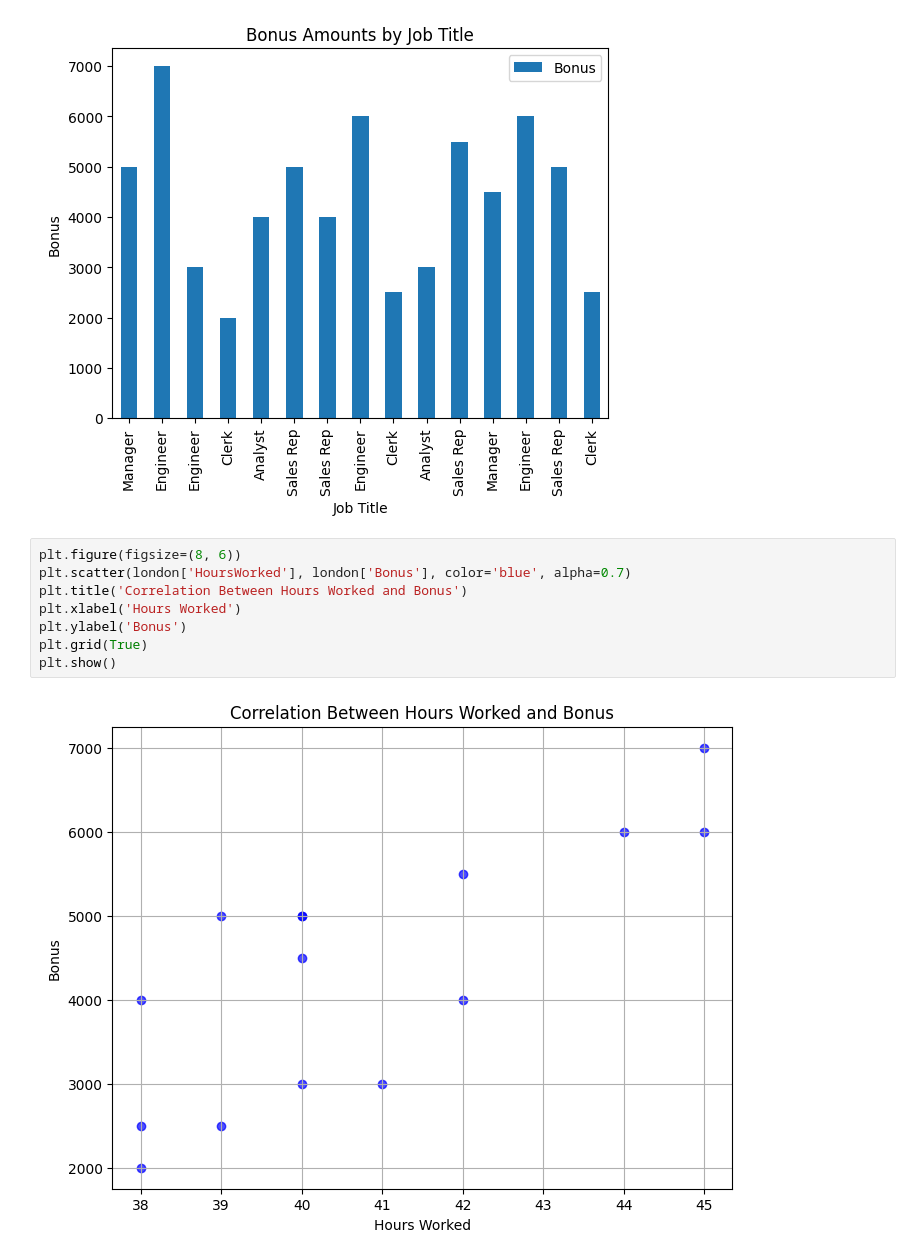
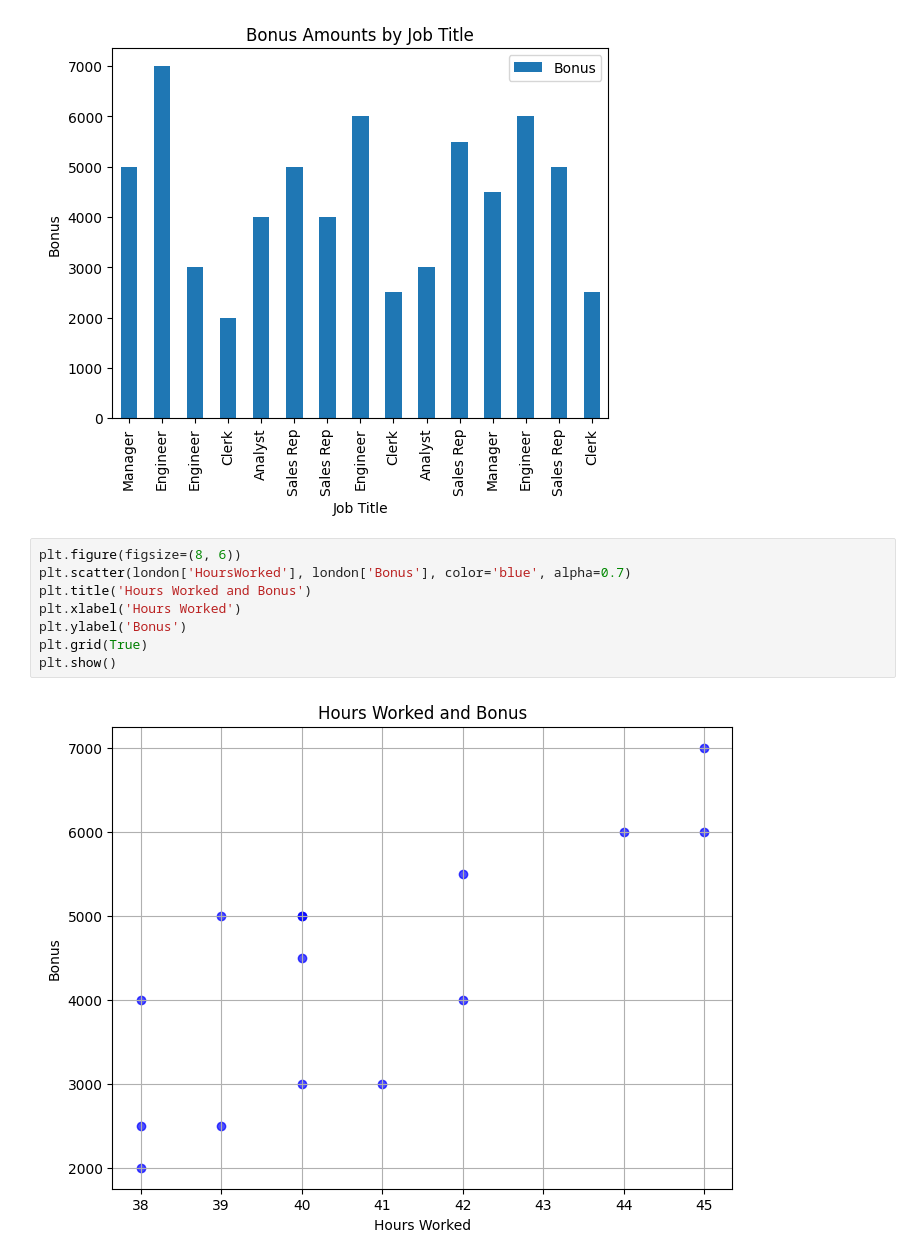
Before and after one commit to WindsorTree/Plotting-Practice, a Jupyter notebook: Plotting_Examples.ipynb, the cells around one changed output. Cells and saved outputs as stored; diff of their text form.

Commit message:
Edited plot title

```diff
--- a/Plotting_Examples.ipynb
+++ b/Plotting_Examples.ipynb
@@ -44,10 +44,10 @@ pandas_plot.set_ylabel('Bonus');
 # %%
 plt.figure(figsize=(8, 6))
 plt.scatter(london['HoursWorked'], london['Bonus'], color='blue', alpha=0.7)
-plt.title('Correlation Between Hours Worked and Bonus')
+plt.title('Hours Worked and Bonus')
 plt.xlabel('Hours Worked')
 plt.ylabel('Bonus')
 plt.grid(True)
 plt.show()
 # %% [output]
-[figure, old version]
+[figure, new version]
```
